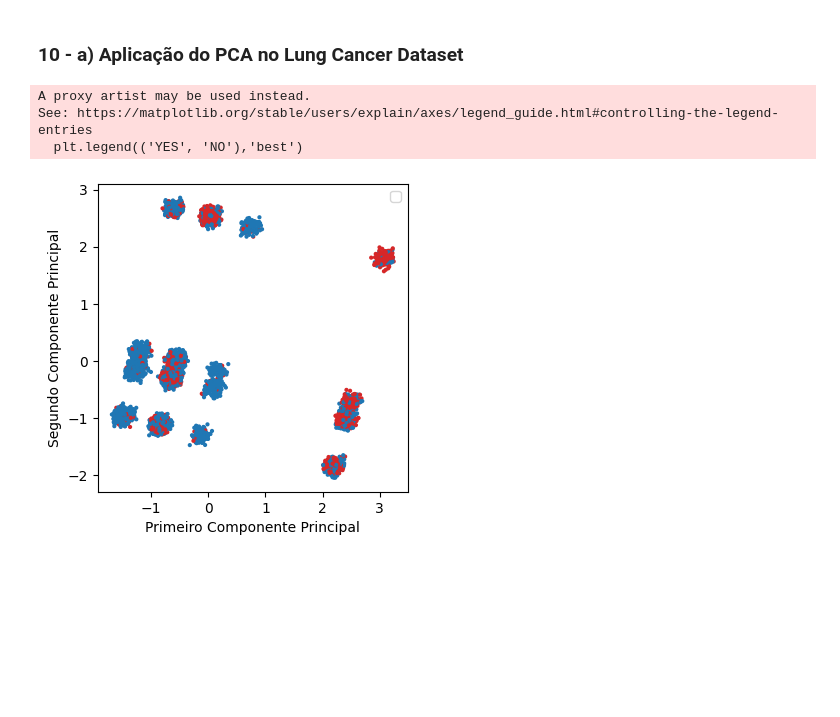
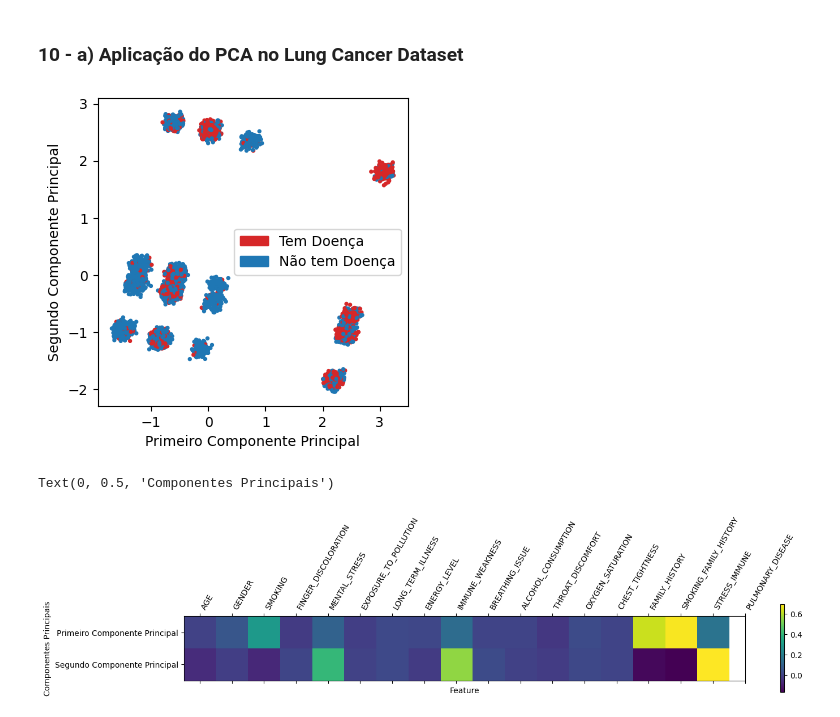
Before and after one commit to JMRwork/Dados-ML-Feature-Engineering, a Jupyter notebook: AT/AT.ipynb, the cells around one changed output. Saved outputs shown, nothing was run; the diff lists cells and outputs as text; code cells hidden in the pictures; blank space fills up the shorter version.

```diff
--- a/AT/AT.ipynb
+++ b/AT/AT.ipynb
@@ -522,6 +522,7 @@ df_pwrlft_hashed
 # Carregando o Lung Cancer Dataset
 # %%
 df_lung_cancer = pd.read_csv('Lung Cancer Dataset.csv')
+df_lung_cancer['PULMONARY_DISEASE'] = df_lung_cancer['PULMONARY_DISEASE'].apply(lambda x: 1 if x == 'YES' else 0)
 df_lung_cancer
 # %% [output]
 |  | AGE | GENDER | SMOKING | FINGER_DISCOLORATION | MENTAL_STRESS | EXPOSURE_TO_POLLUTION | ... |
@@ -542,17 +543,29 @@ df_lung_cancer
 # %%
 scaler = StandardScaler()
 lung_cancer_scaled = scaler.fit_transform(df_lung_cancer.drop('PULMONARY_DISEASE', axis=1))
 pca = PCA(n_components=2)
 lung_cancer_pca = pca.fit_transform(lung_cancer_scaled)
 df_lung_cancer_pca = pd.DataFrame(lung_cancer_pca, columns=pca.get_feature_names_out())
+
+variancia_planificada = pca.explained_variance_ratio_
+variacia_cumulativa = np.cumsum(variancia_planificada)
+
 plt.figure(figsize=(4,4))
-plt.scatter(df_lung_cancer_pca['pca0'], df_lung_cancer_pca['pca1'], s=4, c=df_lung_cancer['PULMONARY_DISEASE'].apply(lambda x: 'tab:red' if x == 'YES' else 'tab:blue'))
-plt.legend(('YES', 'NO'),'best')
+plt.scatter(df_lung_cancer_pca['pca0'], df_lung_cancer_pca['pca1'], s=4, c=df_lung_cancer['PULMONARY_DISEASE'].map(lambda x: 'tab:red' if x == 1 else 'tab:blue'))
+red_patch = mp.Patch(color='tab:red', label='Tem Doença')
+blue_patch = mp.Patch(color='tab:blue', label='Não tem Doença')
+plt.legend(handles=[red_patch,blue_patch])
 plt.xlabel("Primeiro Componente Principal")
 plt.ylabel("Segundo Componente Principal")
 plt.show()
+
+plt.matshow(pca.components_, cmap='viridis')
+plt.yticks([0, 1], ["Primeiro Componente Principal", "Segundo Componente Principal"])
+plt.colorbar()
+plt.xticks(range(len(df_lung_cancer.columns)), df_lung_cancer.columns, rotation=60, ha='left')
+plt.xlabel("Feature")
+plt.ylabel("Componentes Principais")
 # %% [output]
+[figure, new version]
-A proxy artist may be used instead.
-See: https://matplotlib.org/stable/users/explain/axes/legend_guide.html#controlling-the-legend-entries
-  plt.legend(('YES', 'NO'),'best')
+Text(0, 0.5, 'Componentes Principais')
-[figure, old version]
+[figure, added]
```
